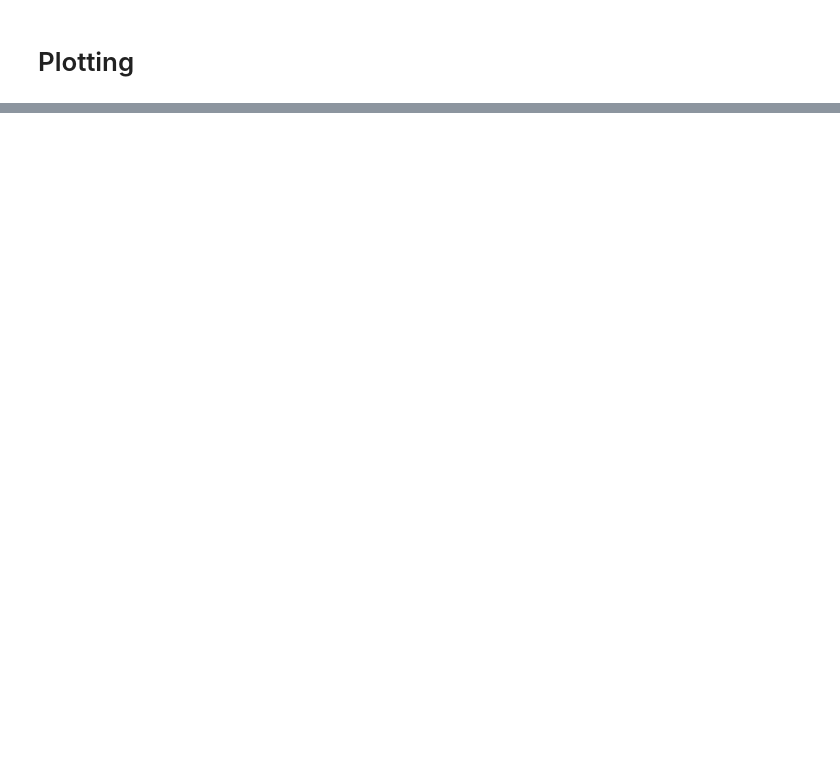
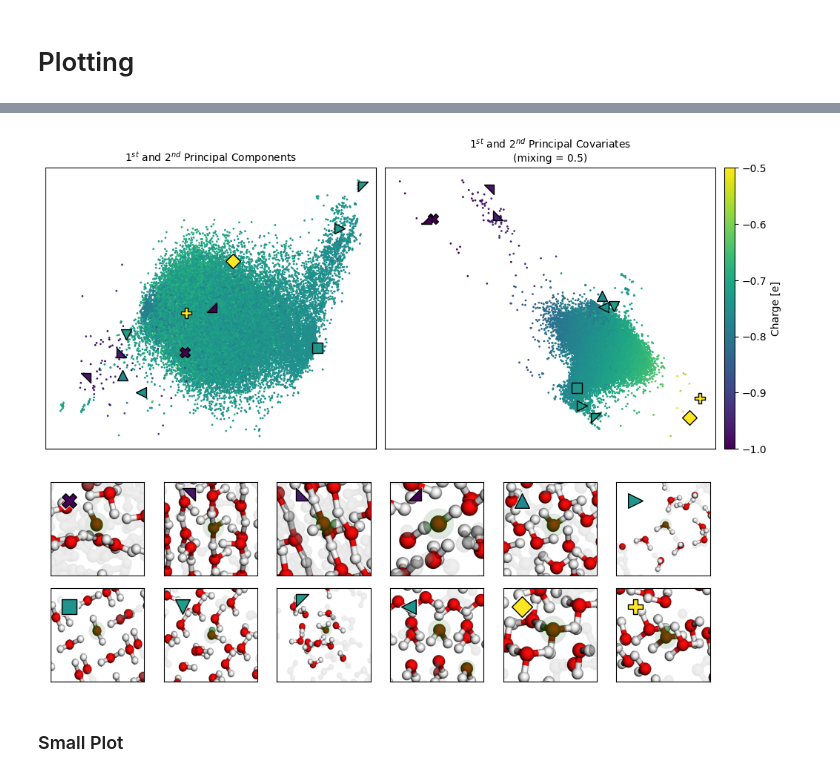
Before and after one commit to victorprincipe/skmatter-ore, a Jupyter notebook: paper/PCovR Charge Model.ipynb, the cells around one changed output, grey strips where cells are left out. Saved outputs shown, nothing was run; the diff lists cells and outputs as text; code cells hidden in the pictures; blank space fills up the shorter version.

```diff
--- a/paper/PCovR Charge Model.ipynb
+++ b/paper/PCovR Charge Model.ipynb
@@ -537,7 +500,7 @@ plt.colorbar()
 # %% [markdown]
 ## PCovR
 # %%
-pcovr = pull_model("pcovr/pcovr.sav", PCovR(mixing=0.5, n_components=2), X=X_train, Y=y_train)
+pcovr = pull_model("pcovr.sav", PCovR(mixing=0.5, n_components=2), X=X_train, Y=y_train)
 t_pcovr = pcovr.transform(X)
 plt.scatter(t_pcovr[:, 0], t_pcovr[:, 1], c=charges, s=4)
 plt.colorbar()
@@ -556,0 +626,12 @@ plt.colorbar()
+# %%
+O_lengths = [sum(frame.numbers==8) for frame in frames]
+O_to_index = [{j:i for i,j in enumerate(np.where(frame.numbers==8)[0])} for frame in frames]
+O_offsets = np.cumsum([0] + O_lengths)
+selection_mask = np.zeros(sum(O_lengths), dtype=np.int32)
+for j, sel in enumerate(paper_highlighted_envs_idx):
+    selection_mask[O_offsets[sel[0]] + O_to_index[sel[0]][sel[1]]] = 1
+assert len(paper_highlighted_envs_idx) == sum(selection_mask==1)
+
+marker_labels = ["no_label"]*sum(O_lengths)
+for j, sel in enumerate(paper_highlighted_envs_idx):
+    marker_labels[O_offsets[sel[0]] + O_to_index[sel[0]][sel[1]]] = markers_labels[j]
@@ -557 +652,61 @@ plt.colorbar()
+# %%
+import matplotlib.image as mpimg
+
+fig, axes = plt.subplot_mosaic(
+    "BBBAAAC\n.......\nDEFGHI.\nJKLMNO.",
+    #figsize=(7.5, 6),
+    figsize=(12, 9),
+    gridspec_kw=dict(height_ratios=(3, 0.1, 1,1), width_ratios=(1,1,1,1,1,1,0.1)),
+#     constrained_layout=True,
+)
+plot_args = dict(cmap="viridis", vmin=-1.0, vmax=-0.5, rasterized=True)
+
+p = axes["A"].scatter(t_pcovr[:, 0], t_pcovr[:, 1], c=charges, s=1, **plot_args)
+# axes["A"].set_xlabel(r"PCov$_1$")
+# axes["A"].set_ylabel(r"PCov$_2$")
+axes["A"].set_xticks([])
+axes["A"].set_yticks([])
+axes["A"].set_title("1$^{st}$ and 2$^{nd}$ Principal Covariates\n(mixing = 0.5)", fontsize=MEDIUM_FONT)
+p = axes["B"].scatter(t_pca[:, 0], t_pca[:, 1], c=charges, s=1, **plot_args)
+# axes["B"].set_xlabel(r"PC$_1$")
+# axes["B"].set_ylabel(r"PC$_2$")
+axes["B"].set_xticks([])
+axes["B"].set_yticks([])
+axes["B"].set_title("1$^{st}$ and 2$^{nd}$ Principal Components", fontsize=MEDIUM_FONT)
+plt.colorbar(p, ax=axes["A"], cax=axes["C"], label='Charge [e]', orientation='vertical')
+
+
+#markers = "*svDPopXd^><"
+for s, m, let in zip(paper_highlighted_envs_idx, markers, "DEFGHIJKLMNO....."):
+    j = frames[s[0]].numbers[: s[1]].tolist().count(8)
+    i = envs.tolist().index(s[0]) + j
+    marker_size = 100 if isinstance(m, str) else 350
+    axes["A"].scatter(
+        t_pcovr[i, 0], t_pcovr[i, 1], c=charges[i], ec="k", s=marker_size, marker=m, **plot_args
+    )
+    axes["B"].scatter(
+        t_pca[i, 0], t_pca[i, 1], c=charges[i], ec="k", s=marker_size, marker=m, **plot_args
+    )
+
+    img_fn = "pcovr/imgs/chemiscope-structure-{}-atom-{}.png".format(s[0] + 1, s[1] + 1)
+    if os.path.exists(img_fn) and let != ".":
+        axes[let].imshow(mpimg.imread(img_fn), extent=[0, 1, 0, 1], zorder=-1, aspect=1)
+        axes[let].set_xticks([])
+        axes[let].set_yticks([])
+        marker_size = 200 if isinstance(m, str) else 600
+        axes[let].scatter(
+            0.2, 0.8, marker=m, c=charges[i], clip_on=False, s=marker_size, ec="k", zorder=1, **plot_args
+        )
+        axes[let].scatter(
+            0.2, 0.8, marker=m, c='w', clip_on=False, s=marker_size+100, alpha=0.8, zorder=0
+        )
+        axes[let].set_ylim([0, 1])
+
+plt.subplots_adjust(wspace=0.1, hspace=0.1)
+plt.savefig('pcovr-analysis.png', bbox_inches='tight', dpi=300)
+plt.savefig('pcovr-analysis.pdf', bbox_inches='tight', dpi=300)
+# %% [output]
+[figure, added]
+# %% [markdown]
+### Small Plot
 # %%
```
Also changed, not shown: parts of 42 cells of this notebook, 41 other files.
